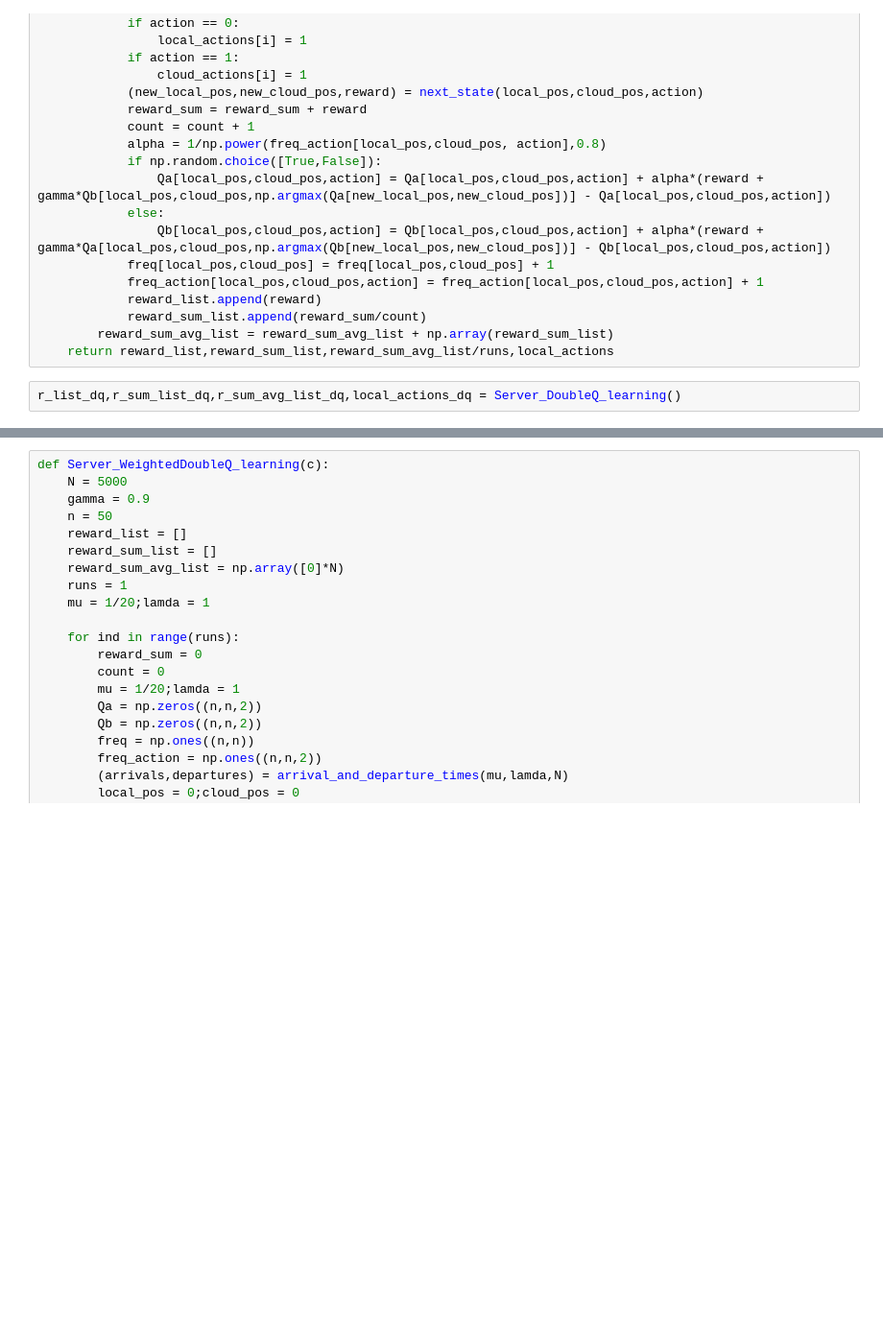
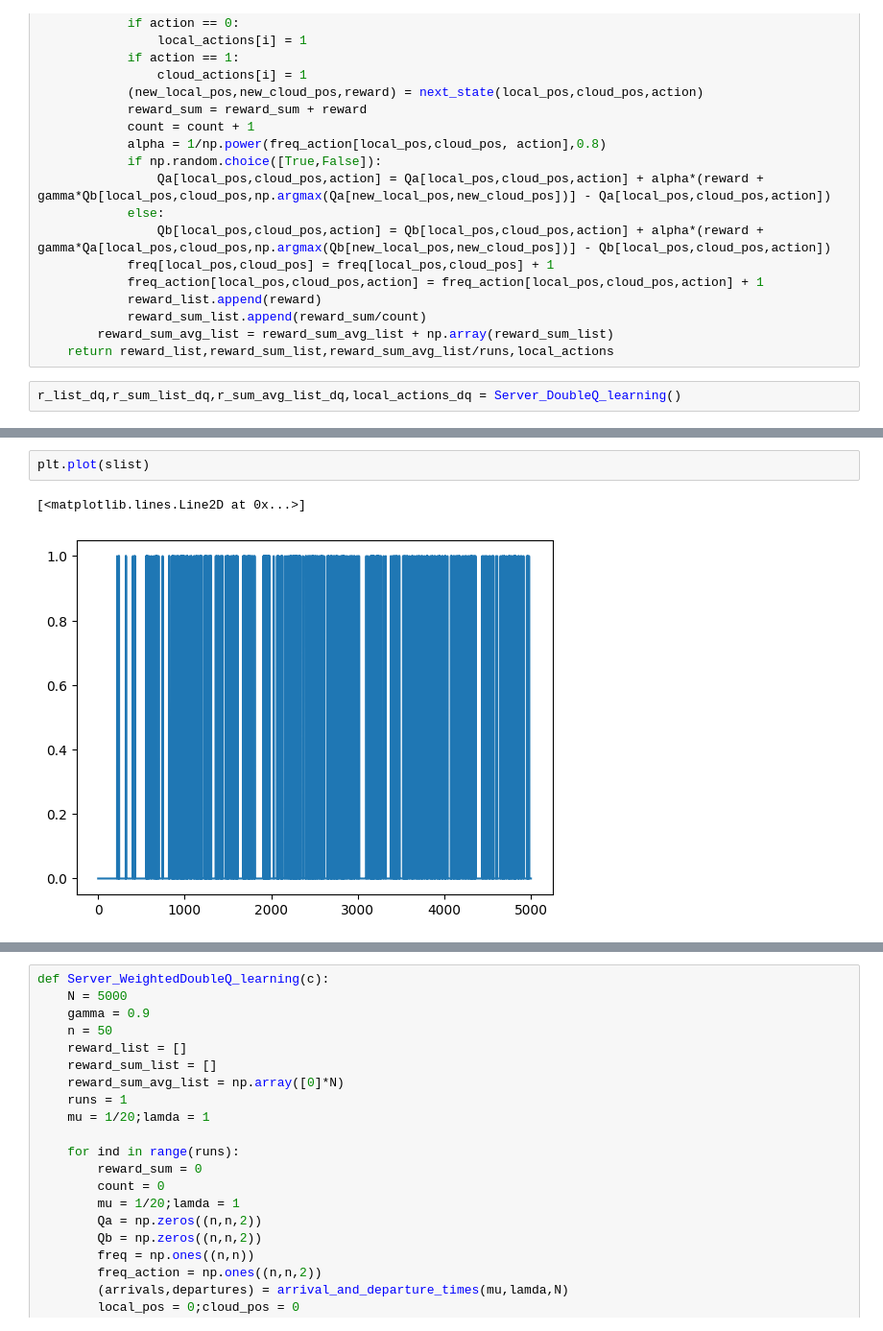
Before and after one commit to parthatom/Estimation_bias_Q_Learning, a Jupyter notebook: Cloud_vs_Local.ipynb, the cells around one changed output, grey strips where cells are left out. Shown: that part at 96% size. Drawn from its saved outputs; the diff is of its cells as text; blank space fills up the shorter version.

```diff
--- a/Cloud_vs_Local.ipynb
+++ b/Cloud_vs_Local.ipynb
@@ -235,0 +240,5 @@ plt.legend(["Q-learning", "Double Q-learning","Switch Q-learning"], loc ="lower
+# %%
+plt.plot(slist)
+# %% [output]
+[<matplotlib.lines.Line2D at 0x...>]
+[figure, added]
```
Also changed, not shown: parts of 8 cells of this notebook.
